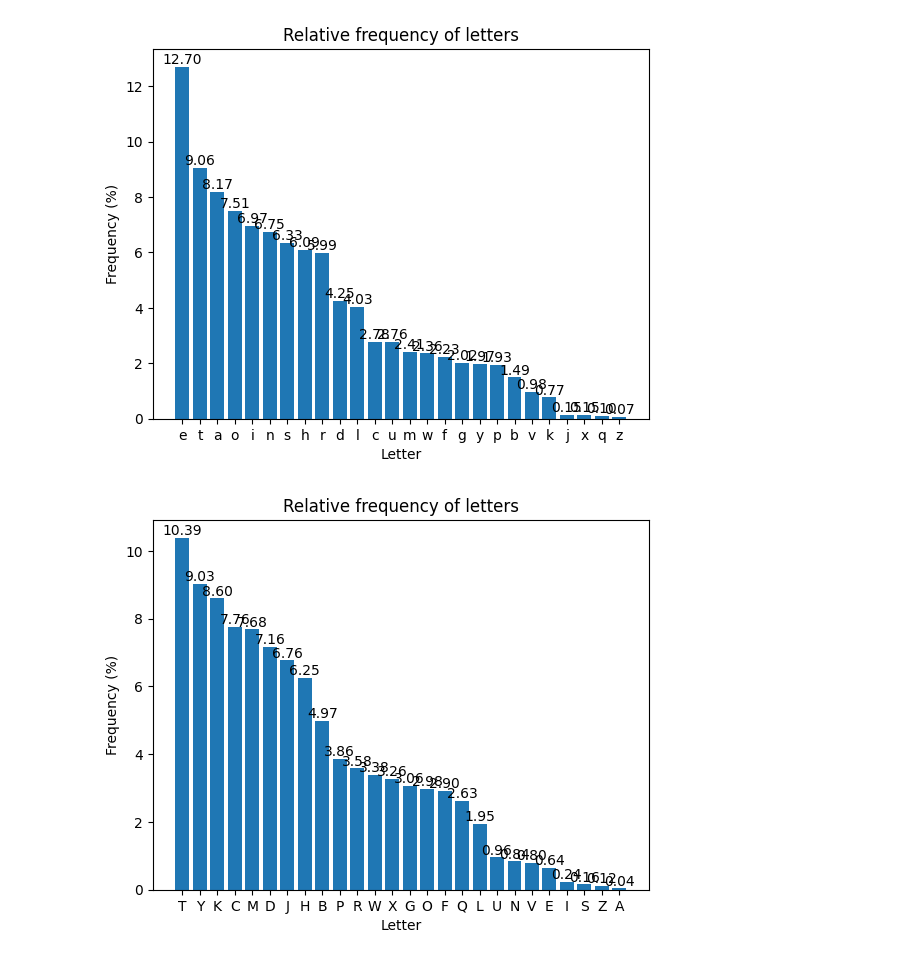
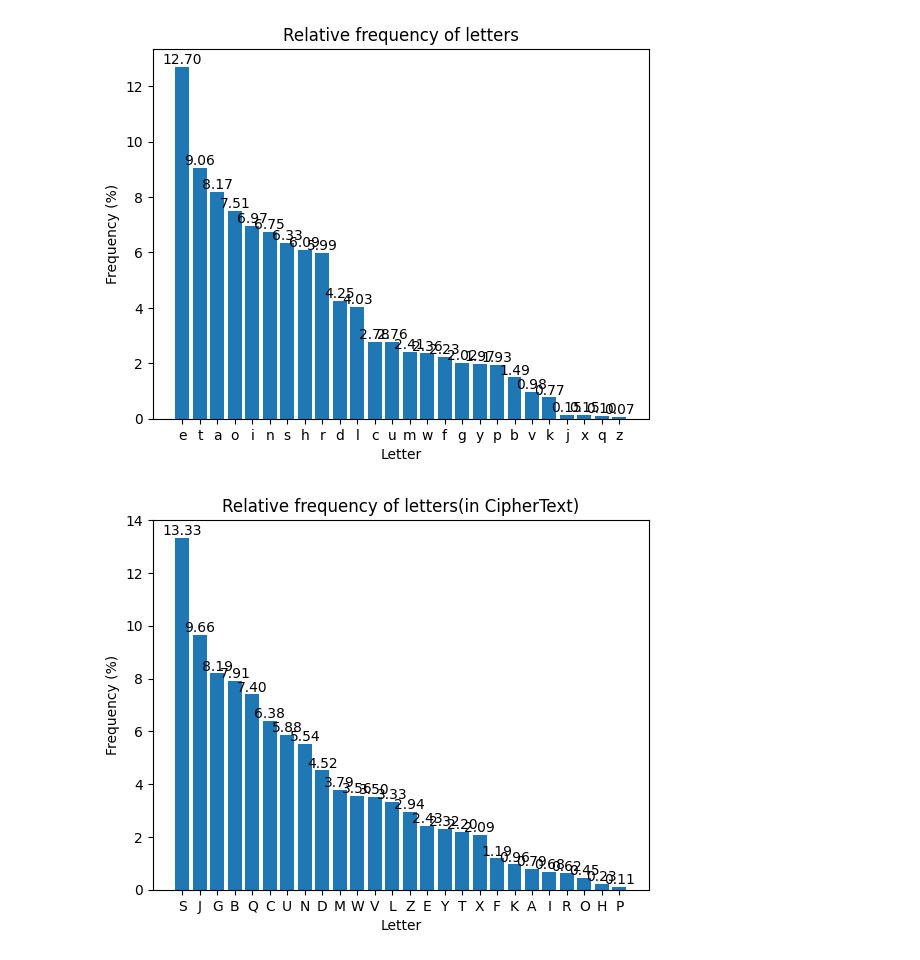
Before and after one commit to atharva-gite/CSS-SEM8, a Jupyter notebook: exp_1/attacks/mono.ipynb, the cells around one changed output. Saved outputs shown, nothing was run; the diff lists cells and outputs as text; code cells hidden in the pictures.

```diff
--- a/exp_1/attacks/mono.ipynb
+++ b/exp_1/attacks/mono.ipynb
@@ -10,7 +10,7 @@
 # TMBP GTYYTH LDOCR KC YPT XGMKCYTZY KJ JOUJYKYOYTR NKYP M RKLLTHTCY GTYYTH KC M UMJKB JOUJYKYOYKDC BFXPTH, MCR MCF QKVTC BPMHMBYTH KC KYJ XGMKCYTZY KJ XTHXTYOMGGF BPMCQTR YD MC KRTCYKBMG GTYYTH KC YPT YTZY DL YPT BFXPTH. M BKXPTHYTZY WTJJMQT NKYP JTVTHMG HTXTYKYKDCJ DL YPT GTYYTH F, LDH KCJYMCBT, NDOGR KWXGF YD YPT BHFXYMCMGFJY YPMY F JYMCRJ KC LDH YPT GTYYTH M KL TVTHF KCJYMCBT DL YPT GTYYTH M MHT BDCVTHYTR YD YPT GTYYTH Z."""
 # %%
 cipher_text = ""
-with open(r"..\..\cipher_text.txt") as f:
+with open(r"D:\atharva_college\SEM 7\CSS\css_final\CSS-SEM8\cipher_text_mono.txt") as f:
     cipher_text = f.read()
 
 cipher_text[:500]
@@ -344,6 +352,6 @@ plot_frequency(frequency_dict)
 # %% [output]
 [figure]
 # %%
-plot_frequency(cipher_freq)
+helper(cipher_freq)
 # %% [output]
-[figure, old version]
+[figure, new version]
```
Also changed, not shown: parts of 17 cells of this notebook, 21 other files.
